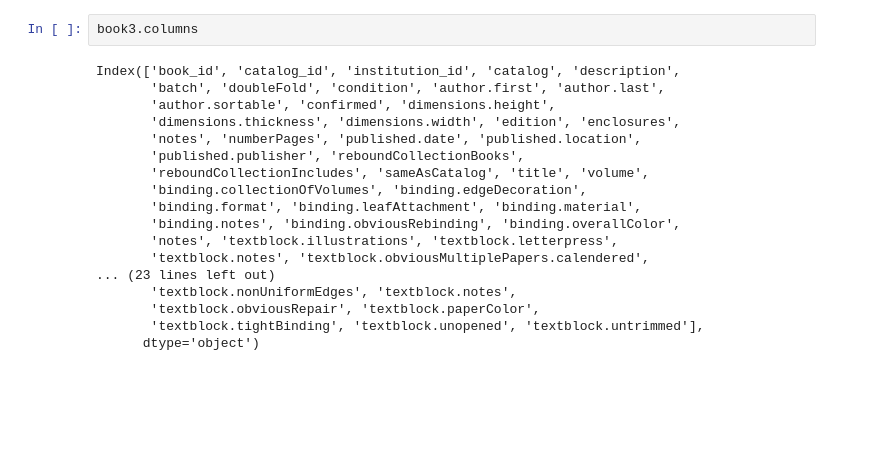
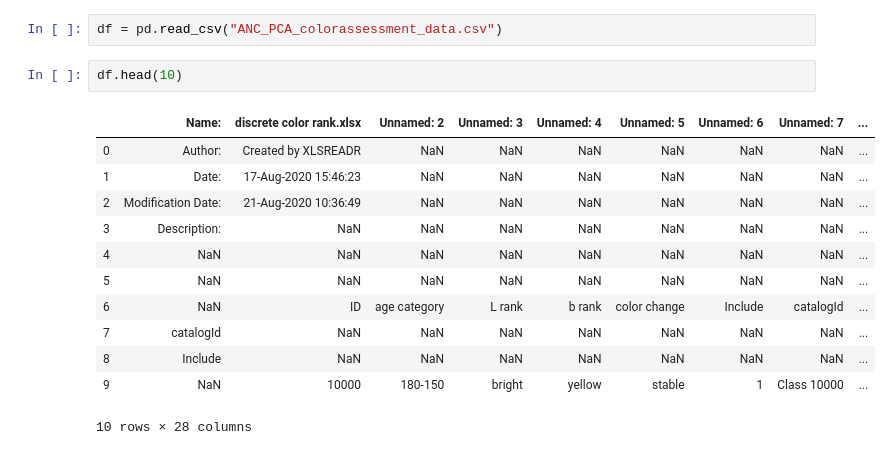
Before and after one commit to hujingc/umsi_loc_anc, a Jupyter notebook: initial_data_visualizations.ipynb, the cells around one changed output. Drawn from its saved outputs; the diff is of its cells as text; blank space fills up the shorter version.

```diff
--- a/initial_data_visualizations.ipynb
+++ b/initial_data_visualizations.ipynb
@@ -307,20 +6,17 @@ book3
-# %%
-book3.columns
-# %% [output]
-Index(['book_id', 'catalog_id', 'institution_id', 'catalog', 'description',
-       'batch', 'doubleFold', 'condition', 'author.first', 'author.last',
-       'author.sortable', 'confirmed', 'dimensions.height',
-       'dimensions.thickness', 'dimensions.width', 'edition', 'enclosures',
-       'notes', 'numberPages', 'published.date', 'published.location',
-       'published.publisher', 'reboundCollectionBooks',
-       'reboundCollectionIncludes', 'sameAsCatalog', 'title', 'volume',
-       'binding.collectionOfVolumes', 'binding.edgeDecoration',
-       'binding.format', 'binding.leafAttachment', 'binding.material',
-       'binding.notes', 'binding.obviousRebinding', 'binding.overallColor',
-       'notes', 'textblock.illustrations', 'textblock.letterpress',
-       'textblock.notes', 'textblock.obviousMultiplePapers.calendered',
-... (23 lines left out)
-       'textblock.nonUniformEdges', 'textblock.notes',
-       'textblock.obviousRepair', 'textblock.paperColor',
-       'textblock.tightBinding', 'textblock.unopened', 'textblock.untrimmed'],
-      dtype='object')
+# %%
+df = pd.read_csv("ANC_PCA_colorassessment_data.csv")
+# %%
+df.head(10)
+# %% [output]
+|  | Name: | discrete color rank.xlsx | Unnamed: 2 | Unnamed: 3 | Unnamed: 4 | Unnamed: 5 | Unnamed: 6 | Unnamed: 7 | ... |
+| 0 | Author: | Created by XLSREADR | NaN | NaN | NaN | NaN | NaN | NaN | ... |
+| 1 | Date: | 17-Aug-2020 15:46:23 | NaN | NaN | NaN | NaN | NaN | NaN | ... |
+| 2 | Modification Date: | 21-Aug-2020 10:36:49 | NaN | NaN | NaN | NaN | NaN | NaN | ... |
+| 3 | Description: | NaN | NaN | NaN | NaN | NaN | NaN | NaN | ... |
+| 4 | NaN | NaN | NaN | NaN | NaN | NaN | NaN | NaN | ... |
+| 5 | NaN | NaN | NaN | NaN | NaN | NaN | NaN | NaN | ... |
+| 6 | NaN | ID | age category | L rank | b rank | color change | Include | catalogId | ... |
+| 7 | catalogId | NaN | NaN | NaN | NaN | NaN | NaN | NaN | ... |
+| 8 | Include | NaN | NaN | NaN | NaN | NaN | NaN | NaN | ... |
+| 9 | NaN | 10000 | 180-150 | bright | yellow | stable | 1 | Class 10000 | ... |
+10 rows × 28 columns
```
Also changed, not shown: parts of 32 cells of this notebook.
